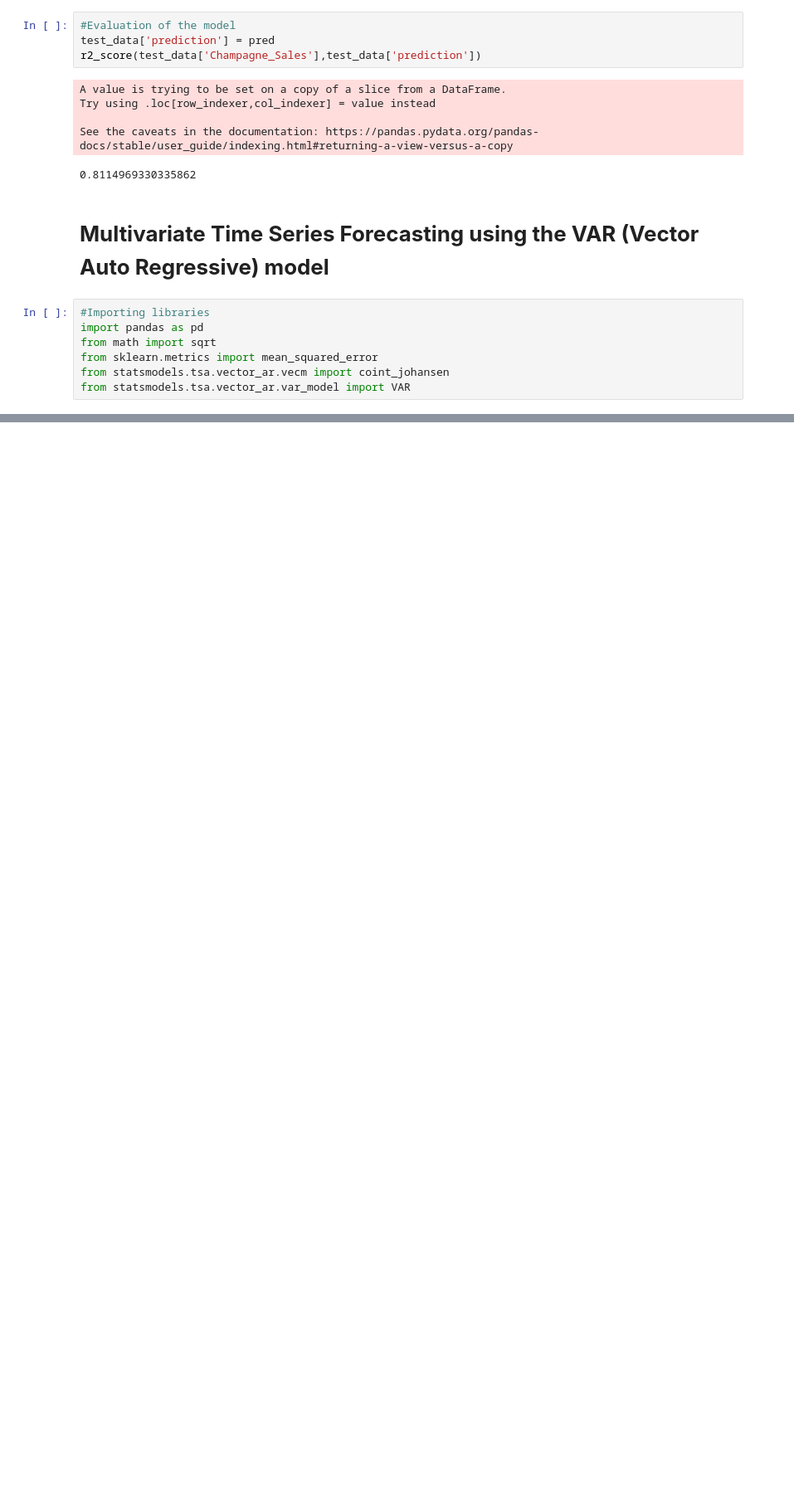
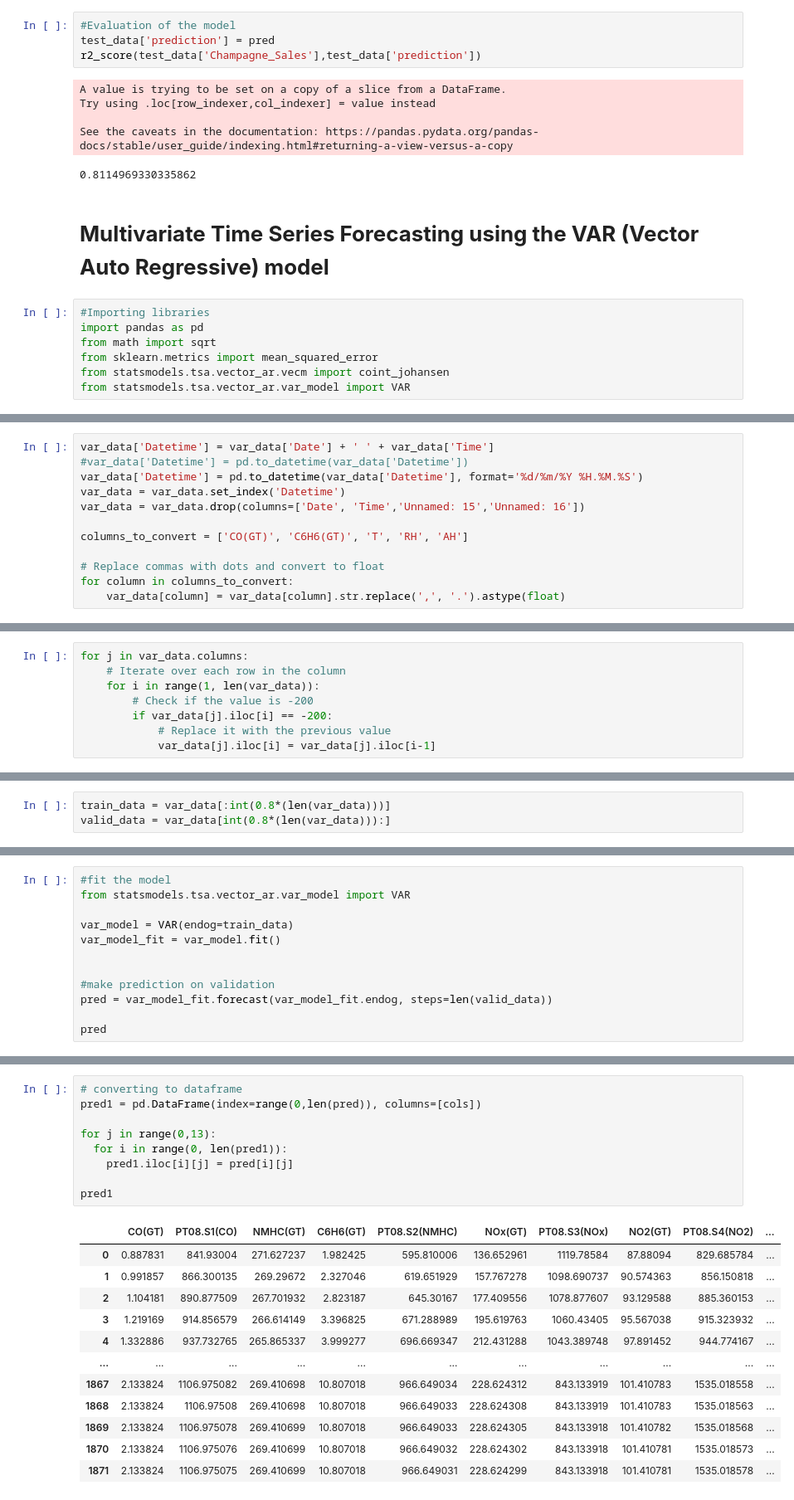
Before and after one commit to ankesh86/TimeSeriesAnalysis, a Jupyter notebook: AdvancedUnivariateModelling.ipynb, the cells around one changed output, grey strips where cells are left out. Shown at 83% size. Drawn from its saved outputs; the diff is of its cells as text; blank space fills up the shorter version.

```diff
--- a/AdvancedUnivariateModelling.ipynb
+++ b/AdvancedUnivariateModelling.ipynb
@@ -528,0 +521,12 @@ else:
+# %%
+var_data['Datetime'] = var_data['Date'] + ' ' + var_data['Time']
+#var_data['Datetime'] = pd.to_datetime(var_data['Datetime'])
+var_data['Datetime'] = pd.to_datetime(var_data['Datetime'], format='%d/%m/%Y %H.%M.%S')
+var_data = var_data.set_index('Datetime')
+var_data = var_data.drop(columns=['Date', 'Time','Unnamed: 15','Unnamed: 16'])
+
+columns_to_convert = ['CO(GT)', 'C6H6(GT)', 'T', 'RH', 'AH']
+
+# Replace commas with dots and convert to float
+for column in columns_to_convert:
+    var_data[column] = var_data[column].str.replace(',', '.').astype(float)
@@ -528,0 +552,8 @@ else:
+# %%
+for j in var_data.columns:
+    # Iterate over each row in the column
+    for i in range(1, len(var_data)):
+        # Check if the value is -200
+        if var_data[j].iloc[i] == -200:
+            # Replace it with the previous value
+            var_data[j].iloc[i] = var_data[j].iloc[i-1]
@@ -528,0 +590,3 @@ else:
+# %%
+train_data = var_data[:int(0.8*(len(var_data)))]
+valid_data = var_data[int(0.8*(len(var_data))):]
@@ -528,0 +595,12 @@ else:
+# %%
+#fit the model
+from statsmodels.tsa.vector_ar.var_model import VAR
+
+var_model = VAR(endog=train_data)
+var_model_fit = var_model.fit()
+
+
+#make prediction on validation
+pred = var_model_fit.forecast(var_model_fit.endog, steps=len(valid_data))
+
+pred
@@ -528,0 +622,22 @@ else:
+# %%
+# converting to dataframe
+pred1 = pd.DataFrame(index=range(0,len(pred)), columns=[cols])
+
+for j in range(0,13):
+  for i in range(0, len(pred1)):
+    pred1.iloc[i][j] = pred[i][j]
+
+pred1
+# %% [output]
+|  | CO(GT) | PT08.S1(CO) | NMHC(GT) | C6H6(GT) | PT08.S2(NMHC) | NOx(GT) | PT08.S3(NOx) | NO2(GT) | PT08.S4(NO2) | ... |
+| 0 | 0.887831 | 841.93004 | 271.627237 | 1.982425 | 595.810006 | 136.652961 | 1119.78584 | 87.88094 | 829.685784 | ... |
+| 1 | 0.991857 | 866.300135 | 269.29672 | 2.327046 | 619.651929 | 157.767278 | 1098.690737 | 90.574363 | 856.150818 | ... |
+| 2 | 1.104181 | 890.877509 | 267.701932 | 2.823187 | 645.30167 | 177.409556 | 1078.877607 | 93.129588 | 885.360153 | ... |
+| 3 | 1.219169 | 914.856579 | 266.614149 | 3.396825 | 671.288989 | 195.619763 | 1060.43405 | 95.567038 | 915.323932 | ... |
+| 4 | 1.332886 | 937.732765 | 265.865337 | 3.999277 | 696.669347 | 212.431288 | 1043.389748 | 97.891452 | 944.774167 | ... |
+| ... | ... | ... | ... | ... | ... | ... | ... | ... | ... | ... |
+| 1867 | 2.133824 | 1106.975082 | 269.410698 | 10.807018 | 966.649034 | 228.624312 | 843.133919 | 101.410783 | 1535.018558 | ... |
+| 1868 | 2.133824 | 1106.97508 | 269.410698 | 10.807018 | 966.649033 | 228.624308 | 843.133919 | 101.410783 | 1535.018563 | ... |
+| 1869 | 2.133824 | 1106.975078 | 269.410699 | 10.807018 | 966.649033 | 228.624305 | 843.133918 | 101.410782 | 1535.018568 | ... |
+| 1870 | 2.133824 | 1106.975076 | 269.410699 | 10.807018 | 966.649032 | 228.624302 | 843.133918 | 101.410781 | 1535.018573 | ... |
+| 1871 | 2.133824 | 1106.975075 | 269.410699 | 10.807018 | 966.649031 | 228.624299 | 843.133918 | 101.410781 | 1535.018578 | ... |
```
Also changed, not shown: parts of 21 cells of this notebook.
